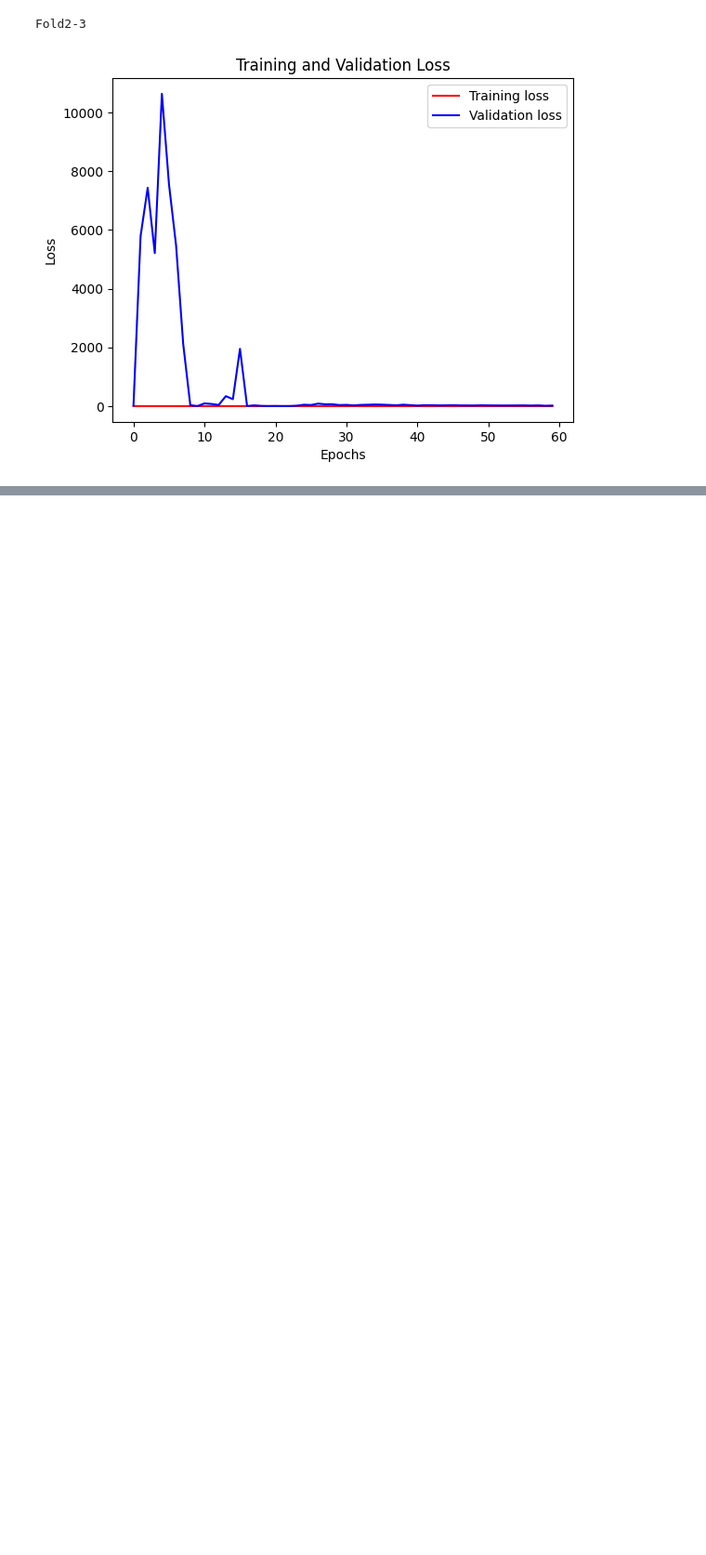
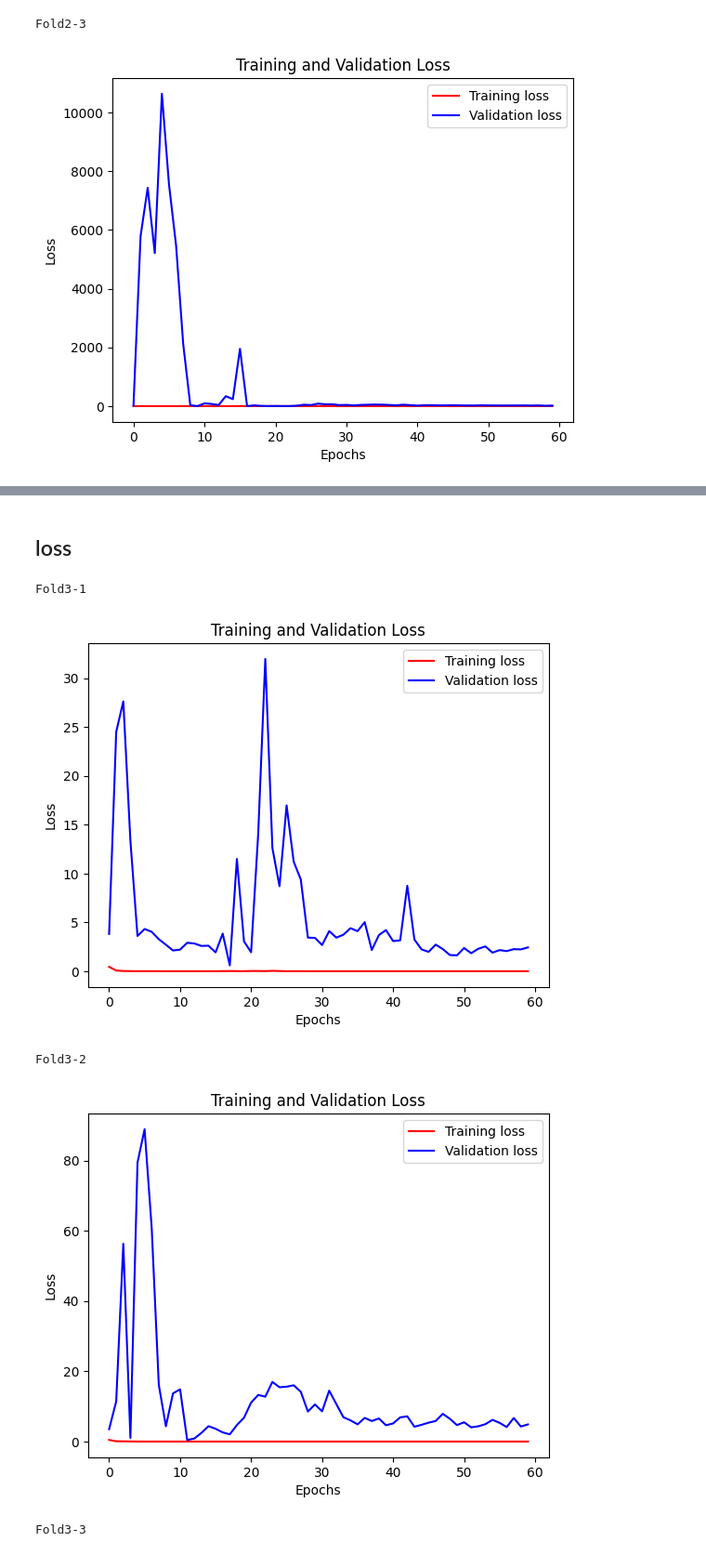
Before and after one commit to idunrlylikeu/Emotion-FAN, a Jupyter notebook: 10fold_loss_report.ipynb, the cells around one changed output, grey strips where cells are left out. Shown at 93% size. Saved outputs shown, nothing was run; the diff lists cells and outputs as text; code cells hidden in the pictures; blank space fills up the shorter version.

```diff
--- a/10fold_loss_report.ipynb
+++ b/10fold_loss_report.ipynb
@@ -630,14 +559,5 @@ print(val_loss2_3)
 [0, 1, 2, 3, 4, 5, 6, 7, 8, 9, 10, 11, 12, 13, 14, 15, 16, 17, 18, 19, 20, 21, 22, 23, 24, 25, 26, 27, 28, 29, 30, 31, 32, 33, 34, 35, 36, 37, 38, 39, 40, 41, 42, 43, 44, 45, 46, 47, 48, 49, 50, 51, 5 ...
 [0.4797, 0.089, 0.0179, 0.0174, 0.0061, 0.0012, 0.0007, 0.0036, 0.0041, 0.0053, 0.0003, 0.0003, 0.0028, 0.0013, 0.005, 0.0038, 0.0242, 0.0123, 0.0026, 0.0003, 0.0003, 0.0003, 0.0002, 0.0003, 0.0018, 0 ...
 [17.3247, 5792.8945, 7437.2451, 5211.6079, 10639.0234, 7555.73, 5471.8667, 2121.8079, 31.8098, 0.0, 92.4616, 72.7501, 38.048, 338.8694, 236.6143, 1951.7646, 0.0, 25.104, 6.6077, 2.1803, 4.473, 0.9868, ...
-# %%
-label_2_3 = []
-pred_2_3 = []
-with open(subdest2 + eval2_3, "r") as f:
-    for line in f:
-        if re.match(r"L", line):
-            temp = line.strip().split(", ")
-            label_2_3.append(temp[0][-1])
-            pred_2_3.append(temp[1][-1])
 # %% [markdown]
 ### prediction report
@@ -709,0 +645,7 @@ Fold2-3
+# %%
+dest3 = "./log/lossfold3/"
+losslist3 = []
+for file in os.listdir(dest3):
+    temp = []
+    if file.startswith("cktrain_loss") and file.endswith(".txt"):
+        losslist3.append(file)
@@ -709,0 +861,33 @@ Fold2-3
+# %% [markdown]
+## loss
+# %%
+print("Fold3-1")
+plt.plot(epochs3_1, train_loss3_1, 'r', label='Training loss')
+plt.plot(epochs3_1, val_loss3_1, 'b', label='Validation loss')
+plt.title('Training and Validation Loss')
+plt.xlabel('Epochs')
+plt.ylabel('Loss')
+plt.legend()
+plt.show()
+print("Fold3-2")
+plt.plot(epochs3_2, train_loss3_2, 'r', label='Training loss')
+plt.plot(epochs3_2, val_loss3_2, 'b', label='Validation loss')
+plt.title('Training and Validation Loss')
+plt.xlabel('Epochs')
+plt.ylabel('Loss')
+plt.legend()
+plt.show()
+print("Fold3-3")
+plt.plot(epochs3_3, train_loss3_3, 'r', label='Training loss')
+plt.plot(epochs3_3, val_loss3_3, 'b', label='Validation loss')
+plt.title('Training and Validation Loss')
+plt.xlabel('Epochs')
+plt.ylabel('Loss')
+plt.legend()
+plt.show()
+# %% [output]
+Fold3-1
+[figure, added]
+Fold3-2
+[figure, added]
+Fold3-3
```
Also changed, not shown: parts of 312 cells of this notebook.
